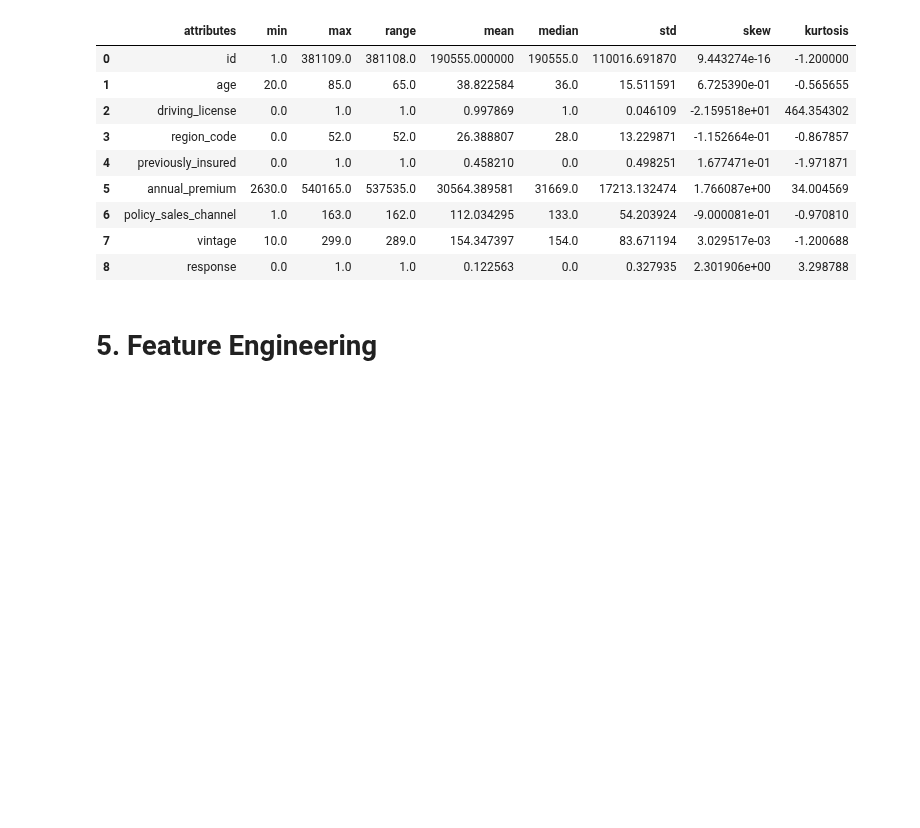
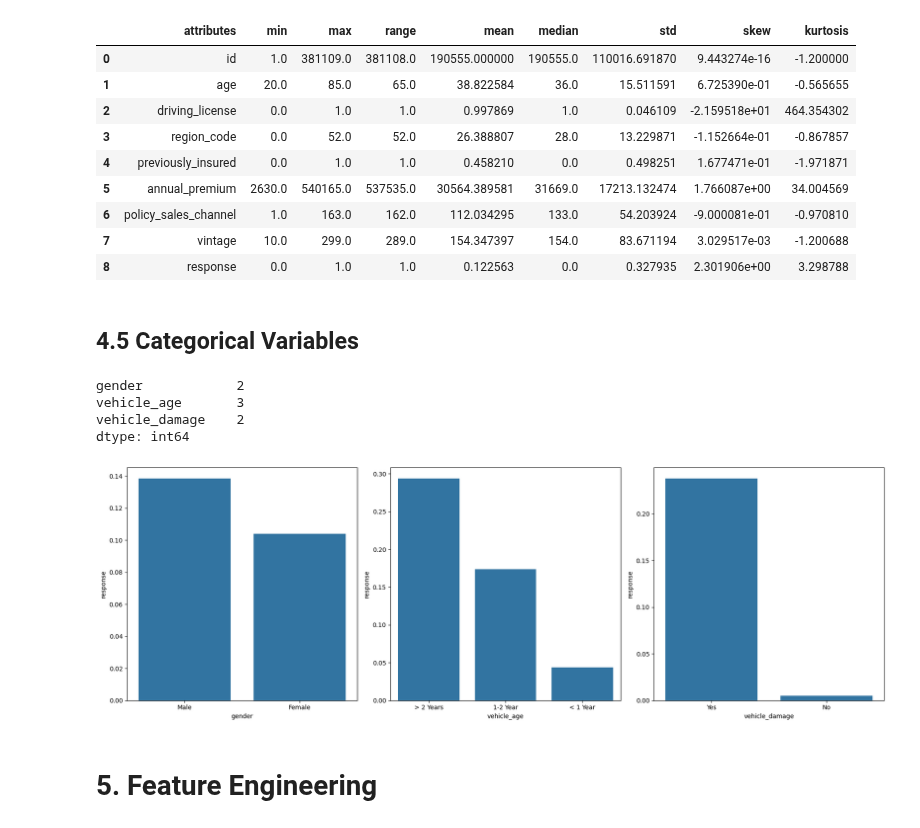
Before and after one commit to felipevalory/InsuranceCrossSell, a Jupyter notebook: notebooks/health_insurance.ipynb, the cells around one changed output. Saved outputs shown, nothing was run; the diff lists cells and outputs as text; code cells hidden in the pictures; blank space fills up the shorter version.

```diff
--- a/notebooks/health_insurance.ipynb
+++ b/notebooks/health_insurance.ipynb
@@ -170,6 +260,30 @@ m
 | 6 | policy_sales_channel | 1.0 | 163.0 | 162.0 | 112.034295 | 133.0 | 54.203924 | -9.000081e-01 | -0.970810 |
 | 7 | vintage | 10.0 | 299.0 | 289.0 | 154.347397 | 154.0 | 83.671194 | 3.029517e-03 | -1.200688 |
 | 8 | response | 0.0 | 1.0 | 1.0 | 0.122563 | 0.0 | 0.327935 | 2.301906e+00 | 3.298788 |
+# %% [markdown]
+## 4.5 Categorical Variables
+# %%
+cat_attributes.apply( lambda x: x.unique().shape[0] )
+# %% [output]
+gender            2
+vehicle_age       3
+vehicle_damage    2
+dtype: int64
+# %%
+plt.figure(figsize=(18,6))
+plt.subplot(1,3,1)
+sns.barplot(x='gender', y='response', data=df1, errorbar=None)
+
+plt.subplot(1,3,2)
+sns.barplot(x='vehicle_age', y='response', data=df1, errorbar=None)
+
+plt.subplot(1,3,3)
+sns.barplot(x='vehicle_damage', y='response', data=df1, errorbar=None)
+
+plt.tight_layout()
+plt.show()
+# %% [output]
+[figure, added]
 # %% [markdown]
 # 5. Feature Engineering
 # %%
```
Also changed, not shown: parts of 77 cells of this notebook, 28 other files.
